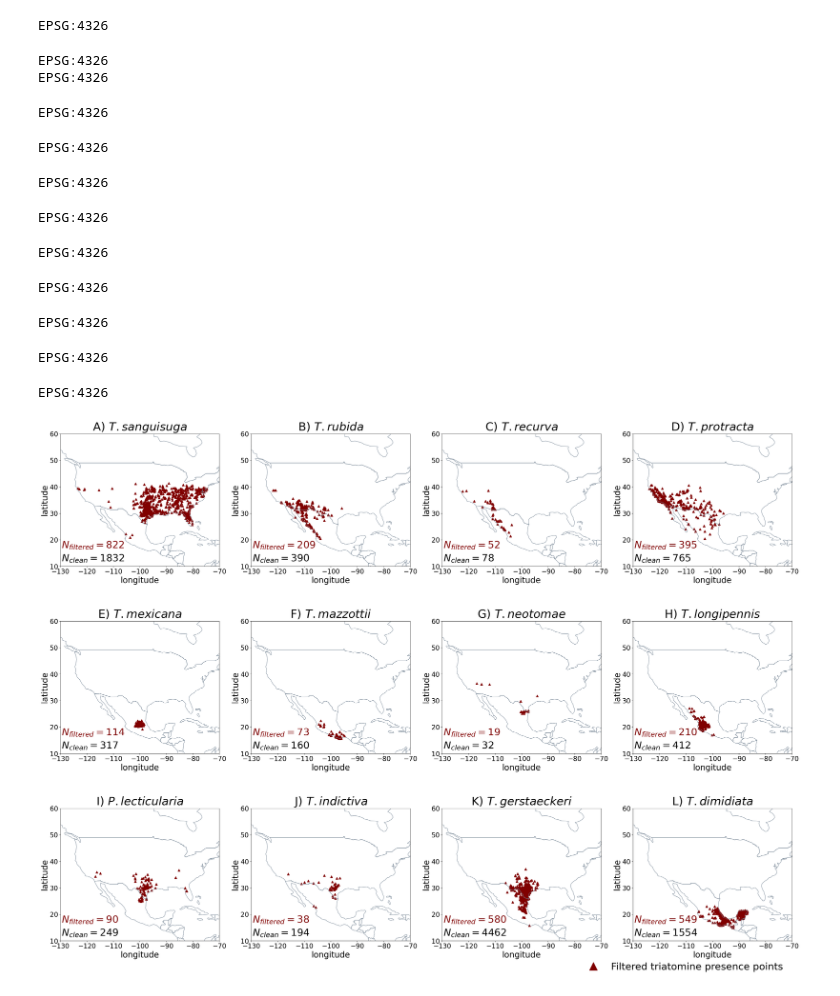
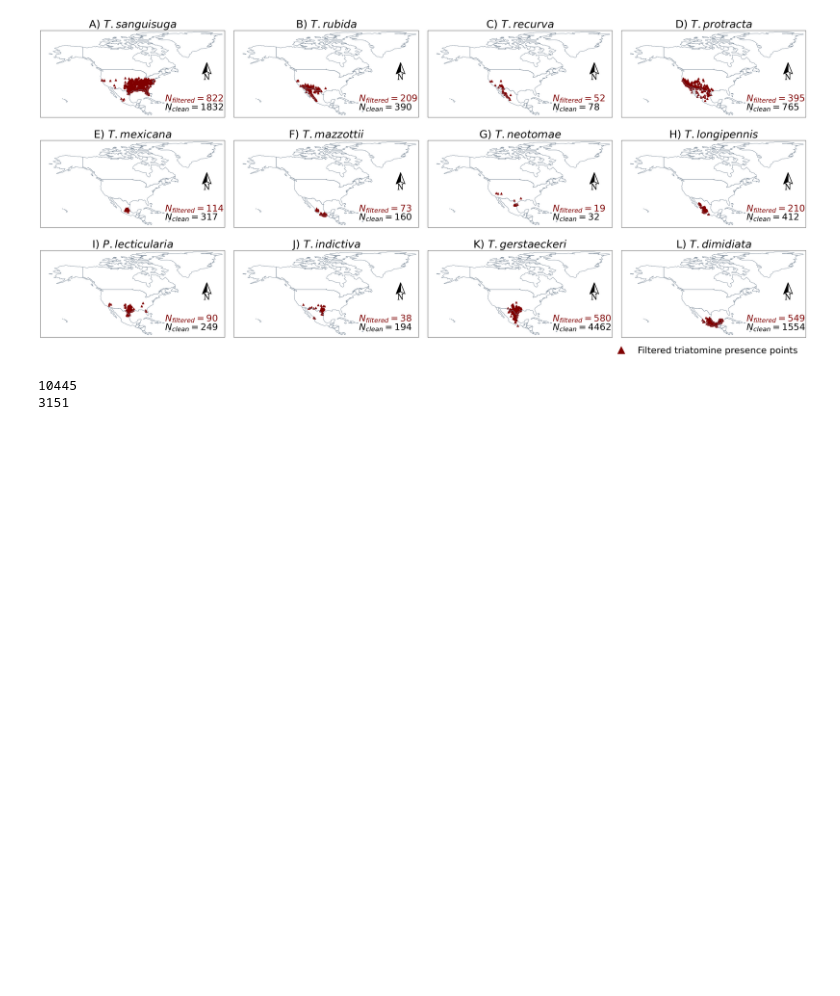
Before and after one commit to largeseabass/r_chagasM, a Jupyter notebook: plot_file/plot_raw_data.ipynb, the cells around one changed output. Cells and saved outputs as stored; diff of their text form; code cells hidden in the pictures; blank space fills up the shorter version.

```diff
--- a/plot_file/plot_raw_data.ipynb
+++ b/plot_file/plot_raw_data.ipynb
@@ -8,7 +10,13 @@ import geopandas as gpd
 # %%
 output_dir = "/Users/liting/Documents/GitHub/r_chagasM/output/"
+# %%
+world = gpd.read_file(gpd.datasets.get_path('naturalearth_lowres'))
+north_america = world[world['continent'] == 'North America']
 # %%
-fig, ax = plt.subplots(3,4, figsize=(40,30))
+fig, ax = plt.subplots(3,4, figsize=(45,26))
+
+xlim = [-180,-10]
+ylim = [5,85]
 
 
 sp_rarefied_name_list = ['san','rub','rec','pro','mex','maz','neo','lon','lec','ind','ger','dim']
@@ -16,57 +24,67 @@ sp_rarefied_name_list_full = ['T. sanguisuga','T. rubida',' T. recurva','T. prot
 label_list = ['A','B','C','D','E','F','G','H','I','J','K','L','M','N']
 bug_name_list = ["sanguisuga","rubida","recurva","protracta","mexicana","mazzottii","neotomae","longipennis","lecticularia","indictiva","gerstaeckeri","dimidiata"]
 for i in range(len(sp_rarefied_name_list)):
 
     ax_0 = i // 4
     ax_1 = i % 4
 
 
-    world = gpd.read_file(gpd.datasets.get_path('naturalearth_lowres'))
-    print(world.crs)
-    world.boundary.plot(ax=ax[ax_0,ax_1], color = 'slategrey',linewidth=1)
+
+    north_america.boundary.plot(ax=ax[ax_0,ax_1], color = 'slategrey',linewidth=1)
 
     this_title = sp_rarefied_name_list_full[i]
     ax[ax_0,ax_1].set_title(label_list[i]+') '+'$\it{%s}$'%this_title,fontsize=35,y=1.01)
 
     sp_path_raw = "/Users/liting/Documents/GitHub/Clean_species_data/data/final_data/northAmerica_"+bug_name_list[i]+'.csv'
     pre_select_raw = pd.read_csv(sp_path_raw)
     number_points_raw = len(pre_select_raw)
 
     sp_path_filter = "/Users/liting/Documents/GitHub/Clean_species_data/data/spthin/"+sp_rarefied_name_list[i]+'.csv'
     pre_select_filter = pd.read_csv(sp_path_filter)
     gdf4 = gpd.GeoDataFrame(pre_select_filter, geometry=gpd.points_from_xy(pre_select_filter.DecimalLongitude, pre_select_filter.DecimalLatitude))
     gdf4.plot(marker='^', ax=ax[ax_0,ax_1], color='maroon', markersize=50)
     number_points_filtered = len(pre_select_filter)
 
-    ax[ax_0,ax_1].text(x=-129.5, y=12, s='$N_{clean}=$'+str(number_points_raw), fontsize=30)
-    ax[ax_0,ax_1].text(x=-129.5, y=17, s='$N_{filtered}=$'+str(number_points_filtered), fontsize=30,color="maroon")
-    ax[ax_0,ax_1].tick_params(axis='x', labelsize= 20 )
-    ax[ax_0,ax_1].tick_params(axis='y', labelsize= 20 )
-    ax[ax_0,ax_1].set_xlim([-130,-70])
-    ax[ax_0,ax_1].set_ylim([10,60])
-    ax[ax_0,ax_1].set_ylabel("latitude",fontsize=25)
-    ax[ax_0,ax_1].set_xlabel("longitude",fontsize=25)
+
+    ax[ax_0,ax_1].text(x=-65, y=12, s='$N_{clean}=$'+str(number_points_raw), fontsize=30)
+    ax[ax_0,ax_1].text(x=-65, y=20, s='$N_{filtered}=$'+str(number_points_filtered), fontsize=30,color="maroon")
+    ax[ax_0,ax_1].tick_params(left = False, right = False , labelleft = False ,labelbottom = False, bottom = False)
+    ax[ax_0,ax_1].set_xlim(xlim)
+    ax[ax_0,ax_1].set_ylim(ylim)
+    # ax[ax_0,ax_1].set_ylabel("latitude",fontsize=25)
+    # ax[ax_0,ax_1].set_xlabel("longitude",fontsize=25)
     ax[ax_0,ax_1].set_aspect('equal')
+    add_north_arrow(ax=ax[ax_0,ax_1], scale=.75, xlim_pos=.9025, ylim_pos=.5, color='#000', text_scaler=4, text_yT=-1.25)
 
 
 
-plt.subplots_adjust(hspace=0.1)
-plt.subplots_adjust(wspace=0.2)
+
+
+plt.subplots_adjust(hspace=-0.5)
+plt.subplots_adjust(wspace=0.05)
 
 patch3 = Line2D([0], [0], marker='^',color='maroon', label='Filtered triatomine presence points',linestyle='None',markersize=25 )
 plt.legend(handles=[patch3],fontsize=30,loc='lower right', frameon=False,bbox_to_anchor=[1, -0.3])
-plt.savefig(output_dir+"/figures/triatomine_input.png",dpi=200,bbox_inches='tight')
+plt.savefig(output_dir+"/figures/triatomine_input.png",dpi=300,bbox_inches='tight')
 # %% [output]
-EPSG:4326
-EPSG:4326
-EPSG:4326
-EPSG:4326
-EPSG:4326
-EPSG:4326
-EPSG:4326
-EPSG:4326
-EPSG:4326
-EPSG:4326
-EPSG:4326
-EPSG:4326
-[figure, old version]
+[figure, new version]
+# %%
+get_num1 = 0
+get_num2 = 0
+for i in range(len(sp_rarefied_name_list)):
+    sp_path_raw = "/Users/liting/Documents/GitHub/Clean_species_data/data/final_data/northAmerica_"+bug_name_list[i]+'.csv'
+    pre_select_raw = pd.read_csv(sp_path_raw)
+    number_points_raw = len(pre_select_raw)
+    get_num1 += number_points_raw
+
+    sp_path_filter = "/Users/liting/Documents/GitHub/Clean_species_data/data/spthin/"+sp_rarefied_name_list[i]+'.csv'
+    pre_select_filter = pd.read_csv(sp_path_filter)
+    number_points_filtered = len(pre_select_filter)
+    get_num2 += number_points_filtered
+
+
+print(get_num1)
+print(get_num2)
+# %% [output]
+10445
+3151
```
Also changed, not shown: parts of 1 cell of this notebook, 5 other files.
